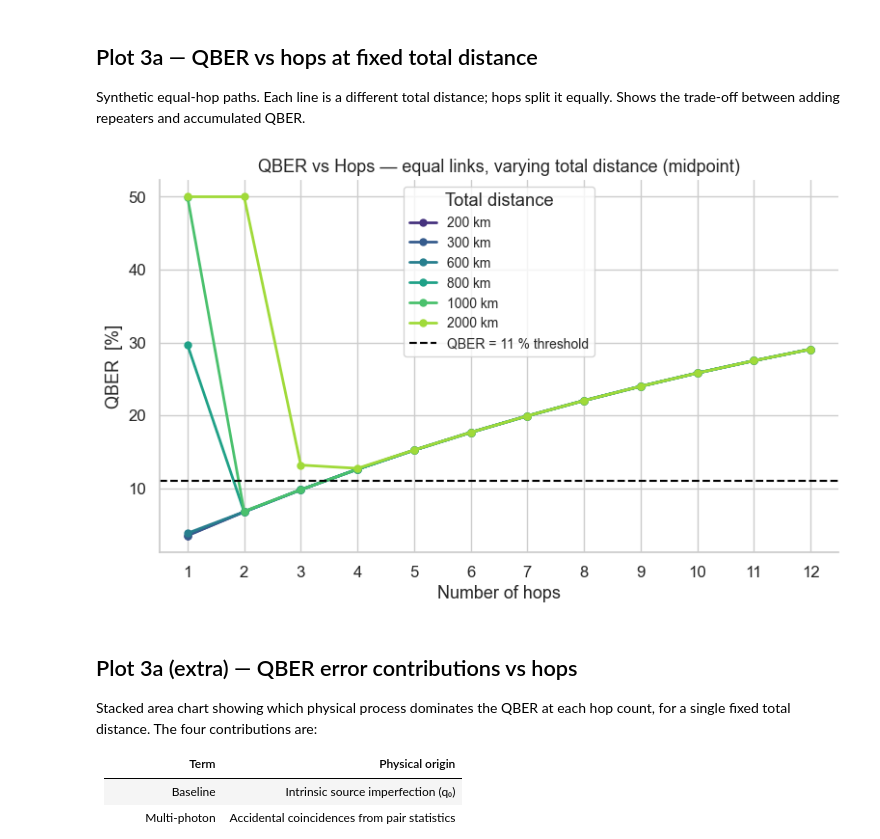
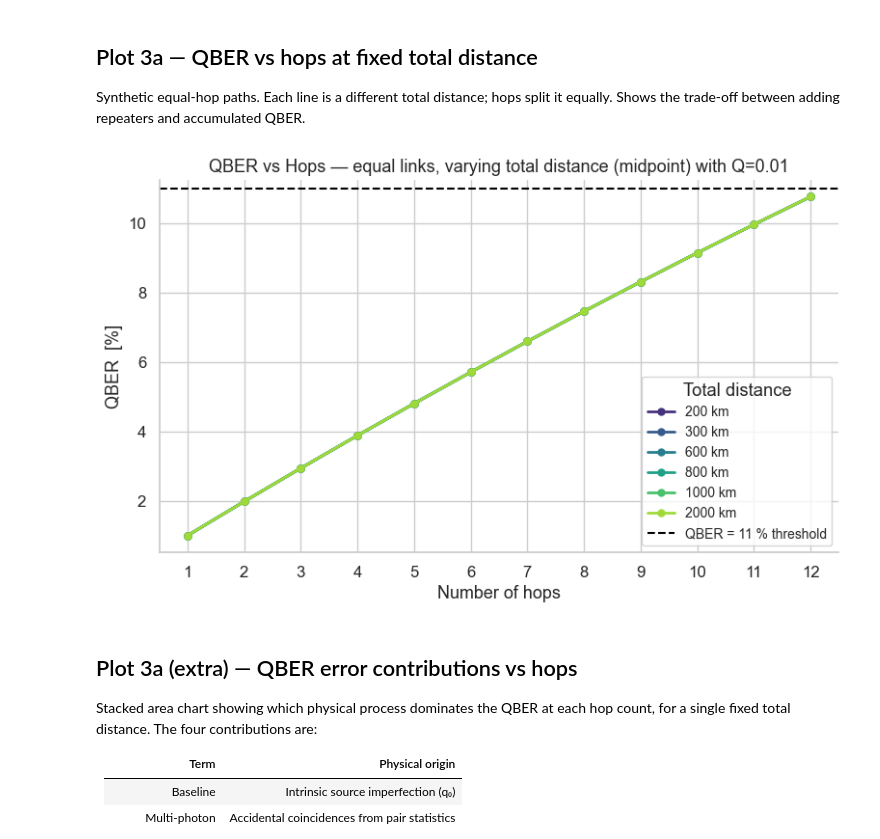
Before and after one commit to lucamar91/qkd_networks, a Jupyter notebook: analysis_plots-2.ipynb, the cells around one changed output. Saved outputs shown, nothing was run; the diff lists cells and outputs as text; code cells hidden in the pictures.

```diff
--- a/analysis_plots-2.ipynb
+++ b/analysis_plots-2.ipynb
@@ -32,6 +32,7 @@ def make_params(**overrides):
     p.p_pair    = 0.05
     p.eta_c     = 0.8
     p.P_BSM     = 0.5
+    p.T_coh     = 0.1
     for k, v in overrides.items():
         setattr(p, k, v)
     return p
@@ -183,6 +184,7 @@ def _synthetic_qber(params, total_dist_km, n_hops, architecture='midpoint'):
 
     Q_link = (c['baseline'] + c['multiphoton'] + c['dc_mixed'] + c['dc_both']) \
              / c['denominator']
+    Q_link = 0.01
     W_link  = 1 - 2 * Q_link
     W_total = W_link ** n_hops   # visibility degrades multiplicatively
     return (1 - W_total) / 2
@@ -407,36 +409,36 @@ def plot_qber_vs_hops_fixed_dist(
     QBER_THRESHOLD = 0.11
     hop_range = range(1, max_hops + 1)
     palette   = sns.color_palette('viridis', len(distances_km))
 
     fig, ax = plt.subplots(figsize=(8, 5))
 
     for dist_km, colour in zip(distances_km, palette):
         qbers = [
             _synthetic_qber(params, dist_km, h, architecture) * 100
             for h in hop_range
         ]
         ax.plot(list(hop_range), qbers, marker='o', linewidth=2,
                 color=colour, markersize=5, label=f'{dist_km} km')
 
     ax.axhline(QBER_THRESHOLD * 100, color='black', linewidth=1.5,
                linestyle='--', label='QBER = 11 % threshold')
     ax.set_xlabel('Number of hops', fontsize=13)
     ax.set_ylabel('QBER  [%]', fontsize=13)
     ax.set_title(
-        f'QBER vs Hops — equal links, varying total distance ({architecture})',
+        f'QBER vs Hops — equal links, varying total distance ({architecture}) with Q=0.01',
         fontsize=13)
     ax.set_xticks(list(hop_range))
     ax.legend(title='Total distance', frameon=True, fontsize=10)
     ax.set_xlim(0.5, max_hops + 0.5)
     sns.despine()
     plt.tight_layout()
-    plt.savefig('plots/plot3a_qber_vs_hops_fixed_dist.pdf', bbox_inches='tight')
+    plt.savefig('plots/plot3a_qber_vs_hops_fixed_dist(Q=0.01).pdf', bbox_inches='tight')
     plt.show()
 
 
 plot_qber_vs_hops_fixed_dist(params)
 # %% [output]
-[figure, old version]
+[figure, new version]
 # %% [markdown]
 ## Plot 3a (extra) — QBER error contributions vs hops
 
```
Also changed, not shown: parts of 1 cell of this notebook, 1 other file.
